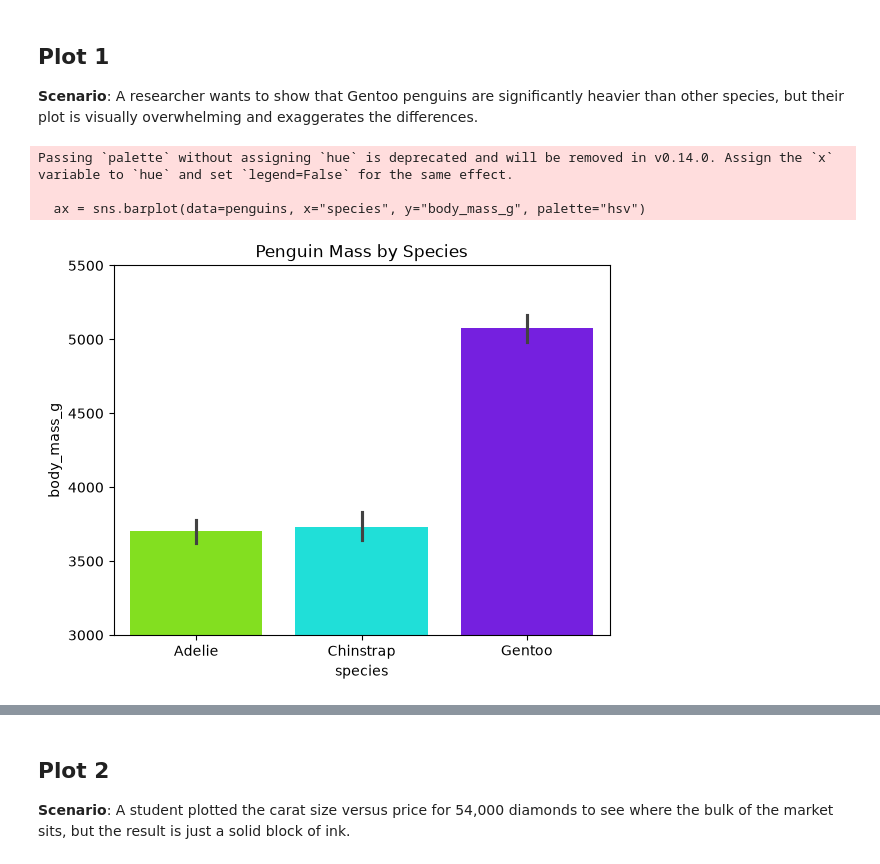
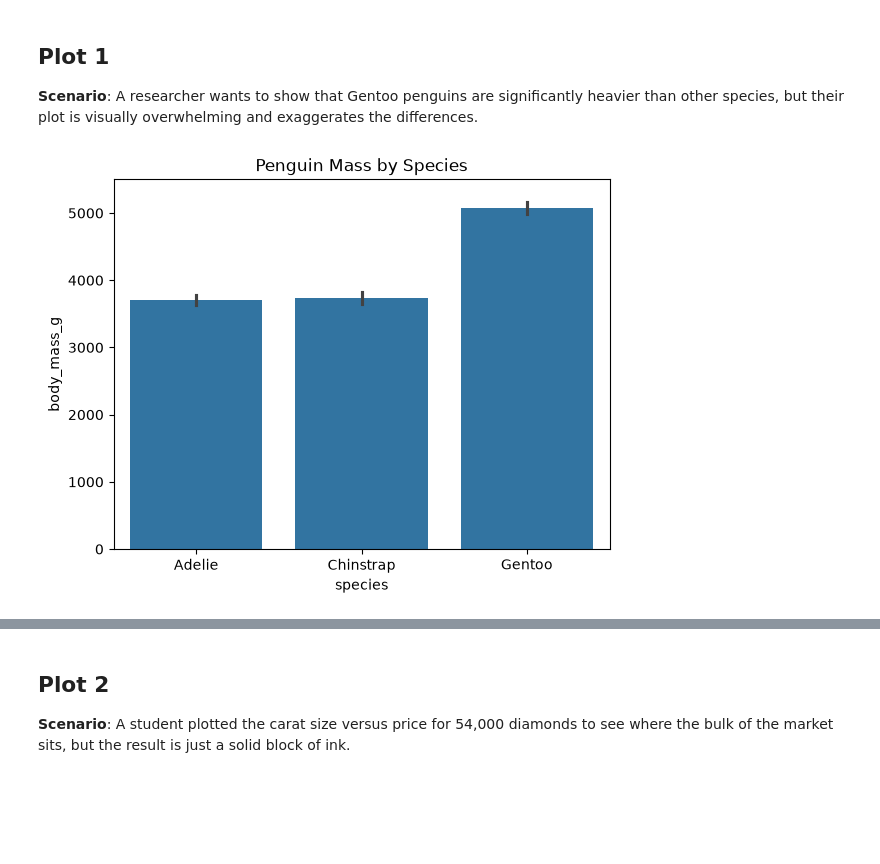
Before and after one commit to yfrankel01/cmpsc105-lab05, a Jupyter notebook: lab05.ipynb, the cells around one changed output, grey strips where cells are left out. Saved outputs shown, nothing was run; the diff lists cells and outputs as text; code cells hidden in the pictures; blank space fills up the shorter version.

```diff
--- a/lab05.ipynb
+++ b/lab05.ipynb
@@ -21,12 +21,10 @@ import matplotlib.pyplot as plt
 # %%
 penguins = sns.load_dataset("penguins")
 
-ax = sns.barplot(data=penguins, x="species", y="body_mass_g", palette="hsv")
-ax.set_ylim(3000, 5500)
+ax = sns.barplot(data=penguins, x="species", y="body_mass_g")
+ax.set_ylim(0, 5500)
 plt.title("Penguin Mass by Species")
+penguins.dropna(subset=['body_mass_g'], inplace=True)
 plt.show()
 # %% [output]
-Passing `palette` without assigning `hue` is deprecated and will be removed in v0.14.0. Assign the `x` variable to `hue` and set `legend=False` for the same effect.
-
-  ax = sns.barplot(data=penguins, x="species", y="body_mass_g", palette="hsv")
-[figure, old version]
+[figure, new version]
```
Also changed, not shown: parts of 11 cells of this notebook.
